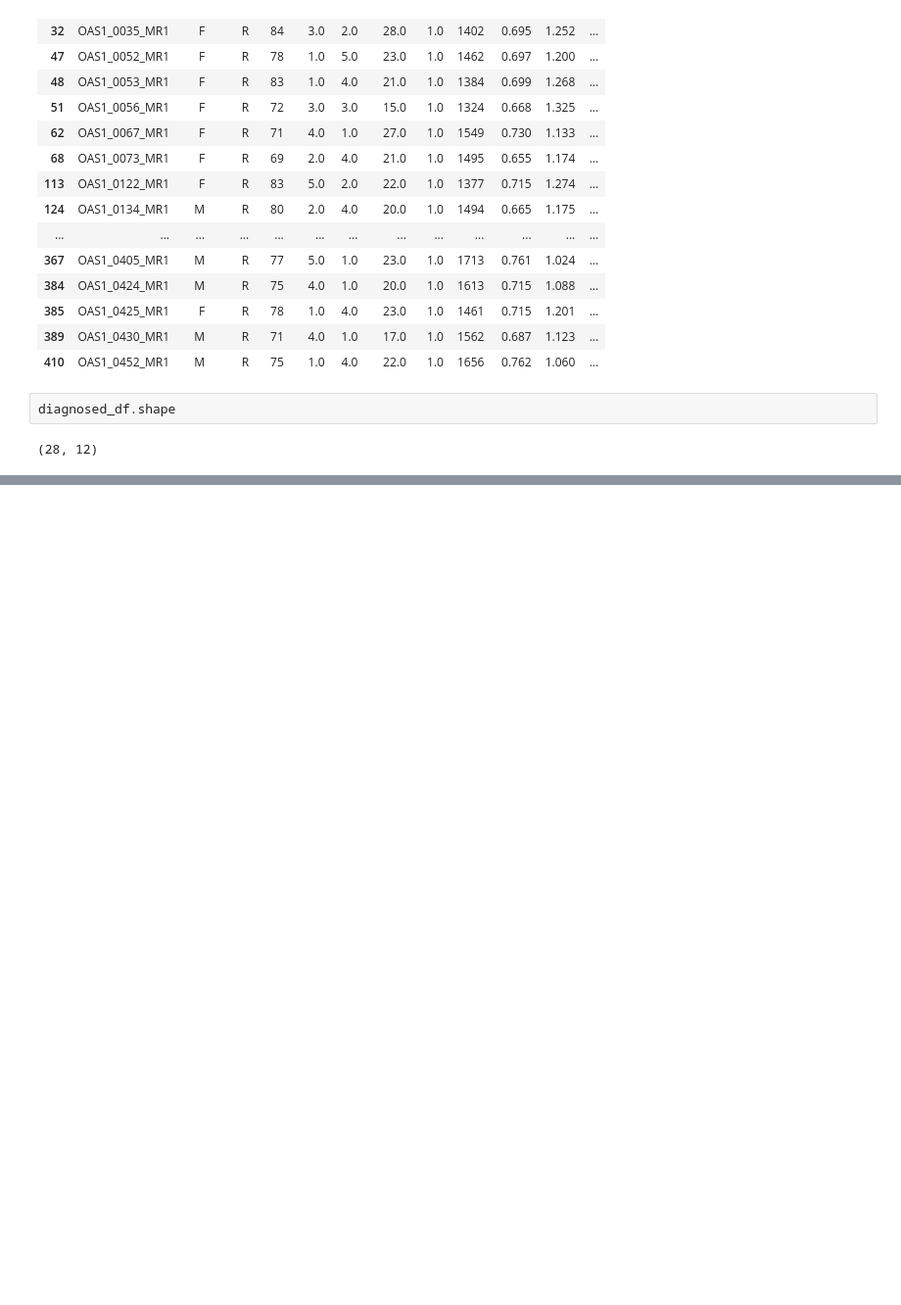
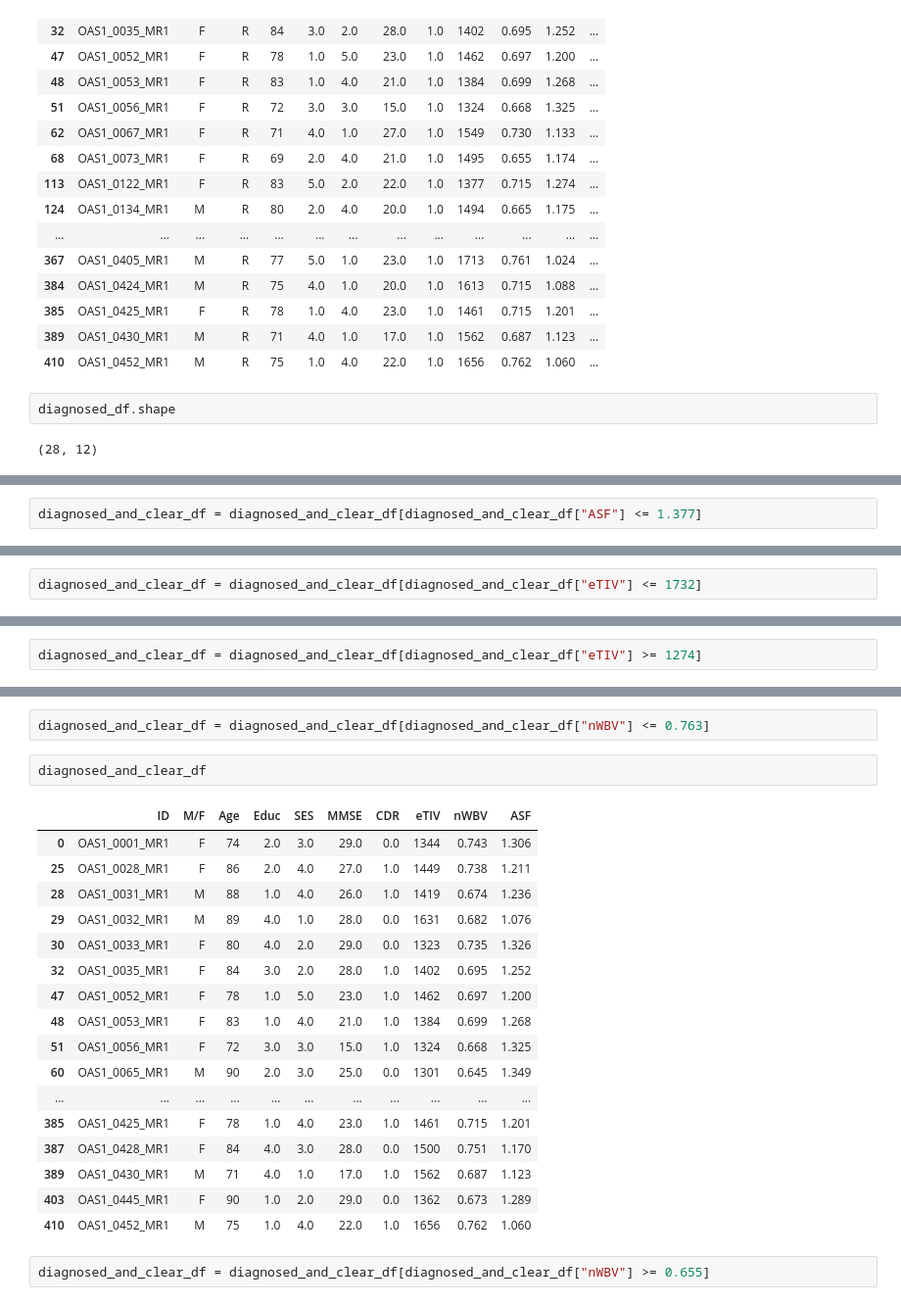
Before and after one commit to MHML21/alzheimers-detection, a Jupyter notebook: data_preprocessing.ipynb, the cells around one changed output, grey strips where cells are left out. Shown at 98% size. Saved outputs shown, nothing was run; the diff lists cells and outputs as text; blank space fills up the shorter version.

```diff
--- a/data_preprocessing.ipynb
+++ b/data_preprocessing.ipynb
@@ -87,0 +189,2 @@ diagnosed_df.shape
+# %%
+diagnosed_and_clear_df = diagnosed_and_clear_df[diagnosed_and_clear_df["ASF"] <= 1.377]
@@ -87,0 +213,2 @@ diagnosed_df.shape
+# %%
+diagnosed_and_clear_df = diagnosed_and_clear_df[diagnosed_and_clear_df["eTIV"] <= 1732]
@@ -87,0 +231,2 @@ diagnosed_df.shape
+# %%
+diagnosed_and_clear_df = diagnosed_and_clear_df[diagnosed_and_clear_df["eTIV"] >= 1274]
@@ -87,0 +249,24 @@ diagnosed_df.shape
+# %%
+diagnosed_and_clear_df = diagnosed_and_clear_df[diagnosed_and_clear_df["nWBV"] <= 0.763]
+# %%
+diagnosed_and_clear_df
+# %% [output]
+|  | ID | M/F | Age | Educ | SES | MMSE | CDR | eTIV | nWBV | ASF |
+| 0 | OAS1_0001_MR1 | F | 74 | 2.0 | 3.0 | 29.0 | 0.0 | 1344 | 0.743 | 1.306 |
+| 25 | OAS1_0028_MR1 | F | 86 | 2.0 | 4.0 | 27.0 | 1.0 | 1449 | 0.738 | 1.211 |
+| 28 | OAS1_0031_MR1 | M | 88 | 1.0 | 4.0 | 26.0 | 1.0 | 1419 | 0.674 | 1.236 |
+| 29 | OAS1_0032_MR1 | M | 89 | 4.0 | 1.0 | 28.0 | 0.0 | 1631 | 0.682 | 1.076 |
+| 30 | OAS1_0033_MR1 | F | 80 | 4.0 | 2.0 | 29.0 | 0.0 | 1323 | 0.735 | 1.326 |
+| 32 | OAS1_0035_MR1 | F | 84 | 3.0 | 2.0 | 28.0 | 1.0 | 1402 | 0.695 | 1.252 |
+| 47 | OAS1_0052_MR1 | F | 78 | 1.0 | 5.0 | 23.0 | 1.0 | 1462 | 0.697 | 1.200 |
+| 48 | OAS1_0053_MR1 | F | 83 | 1.0 | 4.0 | 21.0 | 1.0 | 1384 | 0.699 | 1.268 |
+| 51 | OAS1_0056_MR1 | F | 72 | 3.0 | 3.0 | 15.0 | 1.0 | 1324 | 0.668 | 1.325 |
+| 60 | OAS1_0065_MR1 | M | 90 | 2.0 | 3.0 | 25.0 | 0.0 | 1301 | 0.645 | 1.349 |
+| ... | ... | ... | ... | ... | ... | ... | ... | ... | ... | ... |
+| 385 | OAS1_0425_MR1 | F | 78 | 1.0 | 4.0 | 23.0 | 1.0 | 1461 | 0.715 | 1.201 |
+| 387 | OAS1_0428_MR1 | F | 84 | 4.0 | 3.0 | 28.0 | 0.0 | 1500 | 0.751 | 1.170 |
+| 389 | OAS1_0430_MR1 | M | 71 | 4.0 | 1.0 | 17.0 | 1.0 | 1562 | 0.687 | 1.123 |
+| 403 | OAS1_0445_MR1 | F | 90 | 1.0 | 2.0 | 29.0 | 0.0 | 1362 | 0.673 | 1.289 |
+| 410 | OAS1_0452_MR1 | M | 75 | 1.0 | 4.0 | 22.0 | 1.0 | 1656 | 0.762 | 1.060 |
+# %%
+diagnosed_and_clear_df = diagnosed_and_clear_df[diagnosed_and_clear_df["nWBV"] >= 0.655]
```
Also changed, not shown: parts of 20 cells of this notebook, 1 other file.
